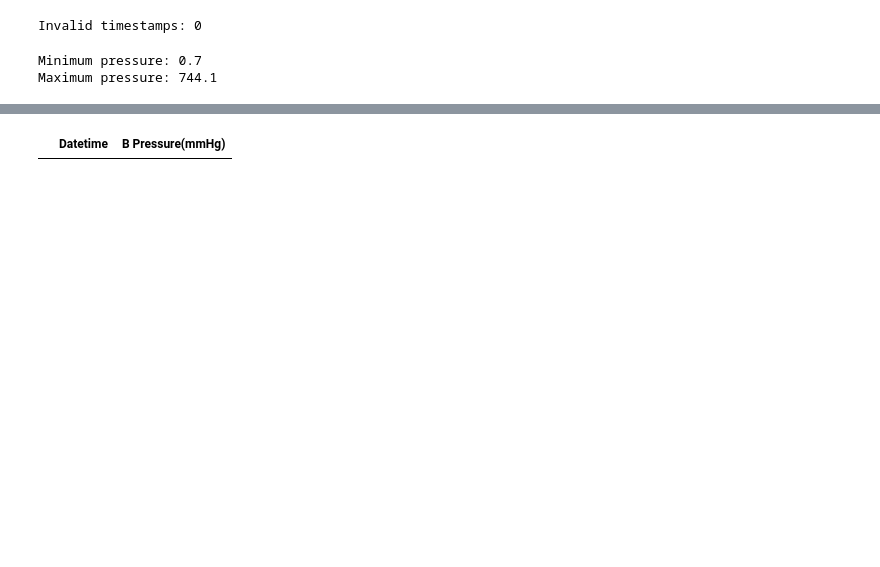
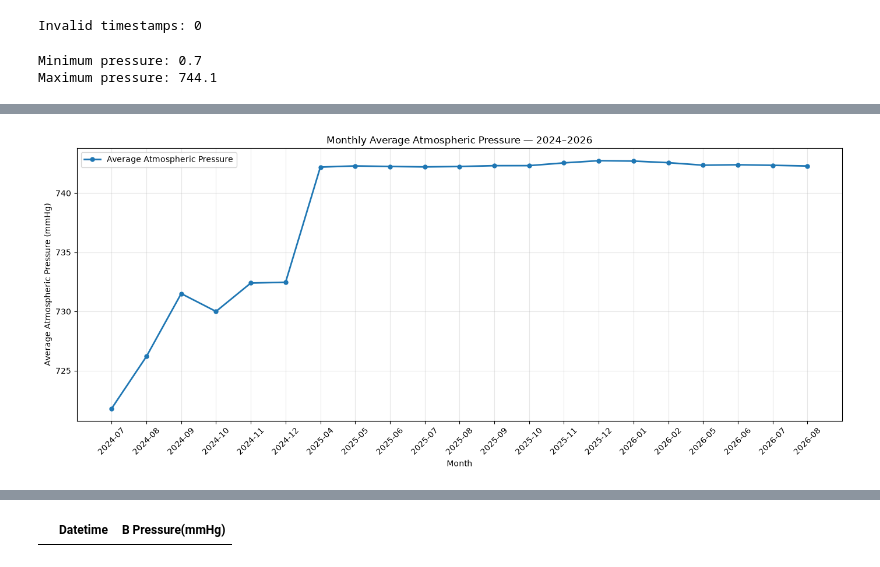
Before and after one commit to shubhprime/FYP, a Jupyter notebook: pressure/pressure.ipynb, the cells around one changed output, grey strips where cells are left out. Cells and saved outputs as stored; diff of their text form; code cells hidden in the pictures; blank space fills up the shorter version.

```diff
--- a/pressure/pressure.ipynb
+++ b/pressure/pressure.ipynb
@@ -226,3 +265,35 @@ plt.show()
+# %%
+pressure_reliable = monthly_pressure[
+    monthly_pressure["Observations"] >= 600
+].copy()
+
+pressure_reliable["Month"] = (
+    pressure_reliable["Month"].astype(str)
+)
+
+plt.figure(figsize=(14, 6))
+
+plt.plot(
+    pressure_reliable["Month"],
+    pressure_reliable["Average_Pressure"],
+    marker="o",
+    linewidth=2,
+    markersize=5,
+    label="Average Atmospheric Pressure"
+)
+
+plt.xlabel("Month")
+plt.ylabel("Average Atmospheric Pressure (mmHg)")
+plt.title("Monthly Average Atmospheric Pressure — 2024–2026")
+
+plt.xticks(rotation=45)
+plt.grid(axis="both", alpha=0.3)
+plt.legend()
+
+plt.tight_layout()
+plt.show()
+# %% [output]
+[figure, added]
 # %%
 x = np.arange(len(pressure_reliable))
 width = 0.35
```
Also changed, not shown: parts of 17 cells of this notebook, 5 other files.
